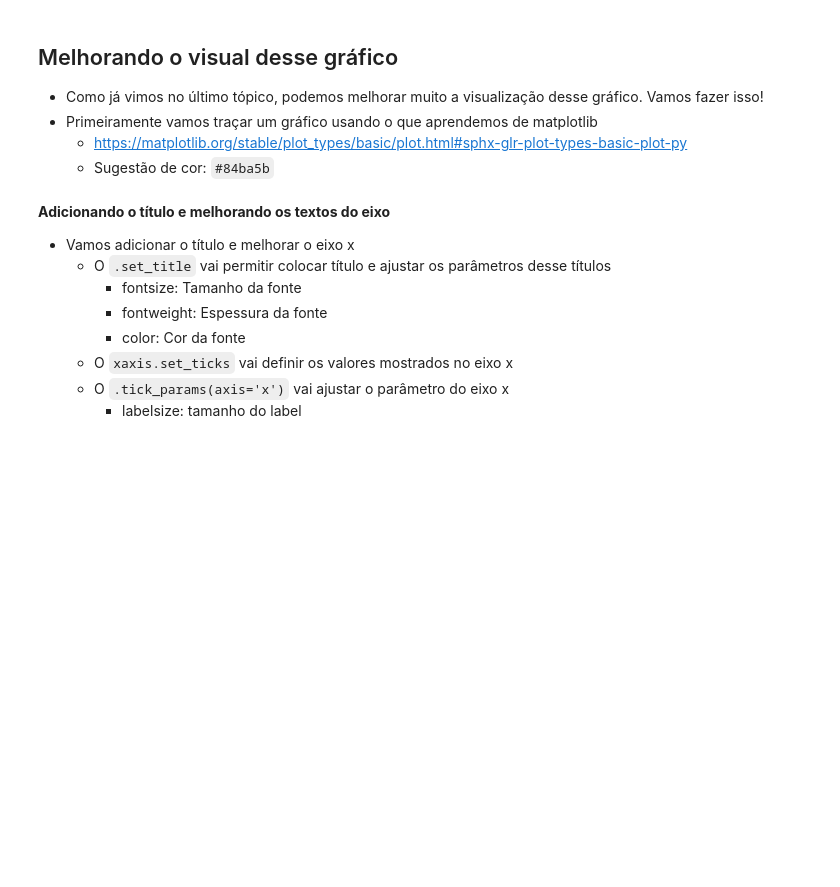
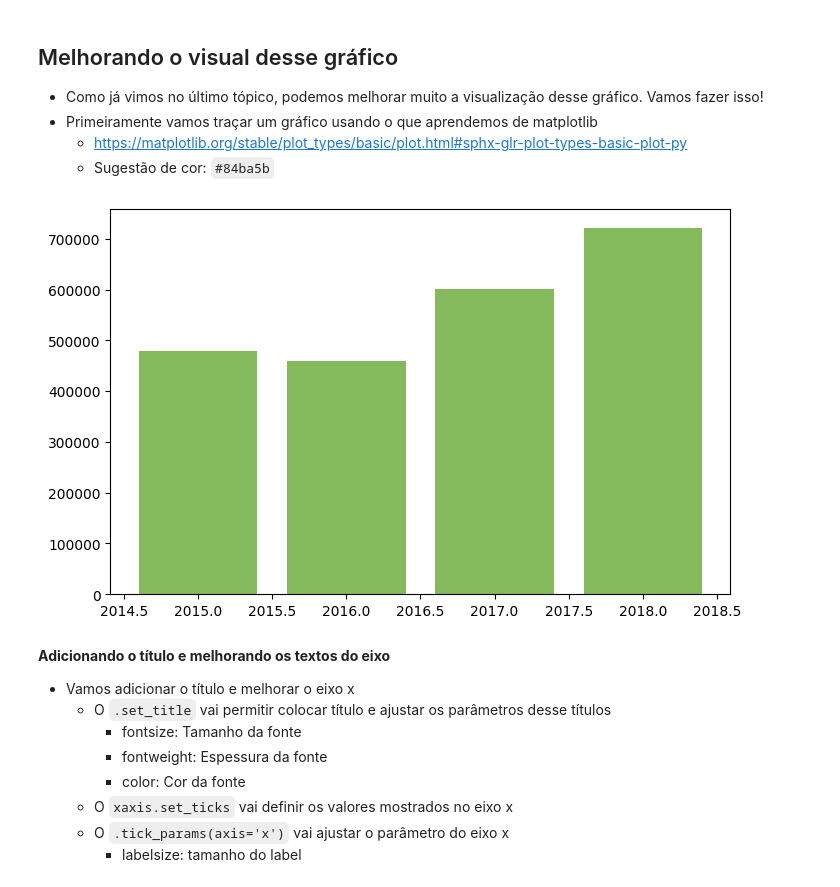
Before and after one commit to weder96/PyCodeData2025, a Jupyter notebook: Module08_A_Nova_Trantor_Construindo_Futuro/02. Criando uma apresentação executiva/Criando uma apresentação executiva - Arquivo Inicial.ipynb, the cells around one changed output. Saved outputs shown, nothing was run; the diff lists cells and outputs as text; code cells hidden in the pictures; blank space fills up the shorter version.

```diff
--- a/Module08_A_Nova_Trantor_Construindo_Futuro/02. Criando uma apresentação executiva/Criando uma apresentação executiva - Arquivo Inicial.ipynb
+++ b/Module08_A_Nova_Trantor_Construindo_Futuro/02. Criando uma apresentação executiva/Criando uma apresentação executiva - Arquivo Inicial.ipynb
@@ -85,3 +195,14 @@ import matplotlib.pyplot as plt
+# %%
+# Criando um gráfico com o matplotlib usando o groupby
+fig, ax = plt.subplots(figsize=(8,5)) # Tamanho da figura
+
+sum_year = df.groupby("Year")["Sales"].sum()
+
+ax.bar(sum_year.index, sum_year.values, linewidth=2.0, color='#84ba5b')
+
+plt.show()
+# %% [output]
+[figure, added]
 # %% [markdown]
 **Adicionando o título e melhorando os textos do eixo**
 - Vamos adicionar o título e melhorar o eixo x
```
Also changed, not shown: parts of 78 cells of this notebook, 11 other files.
